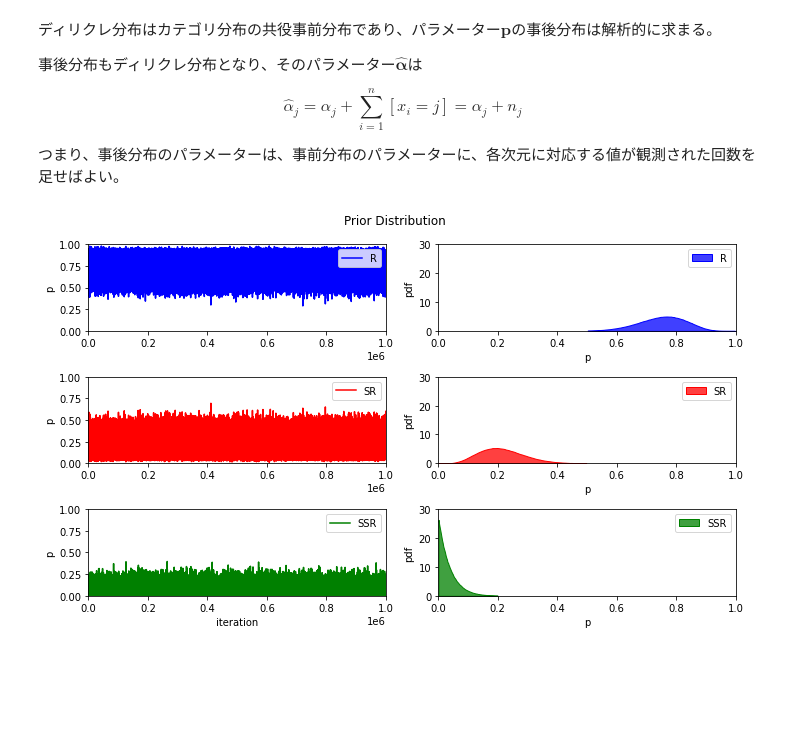
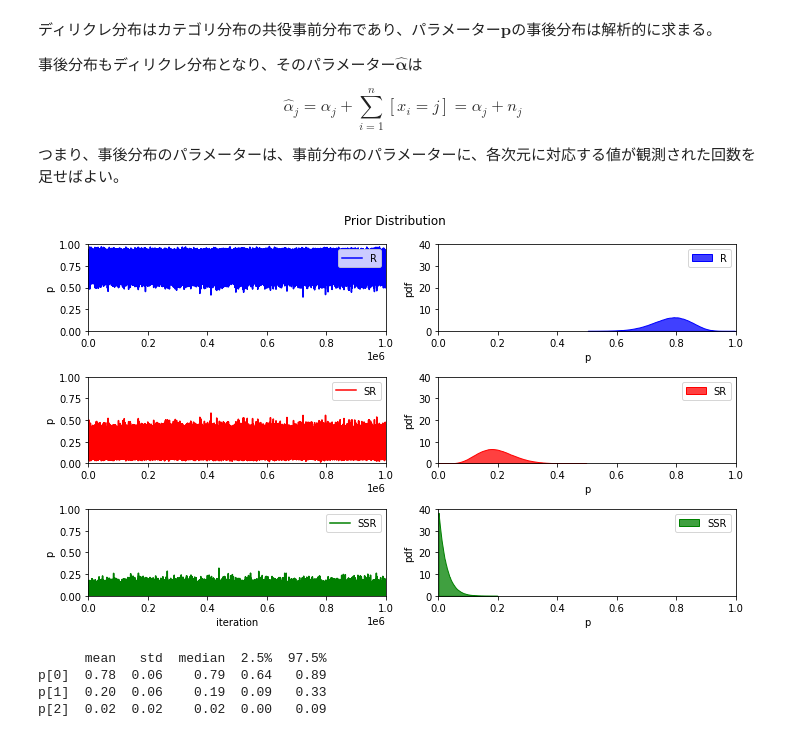
Before and after one commit to kokuno173/gacha, a Jupyter notebook: ガチャ確率ベイズ推定.ipynb, the cells around one changed output. Cells and saved outputs as stored; diff of their text form; code cells hidden in the pictures; blank space fills up the shorter version.

Commit message:
modified plot function

```diff
--- a/ガチャ確率ベイズ推定.ipynb
+++ b/ガチャ確率ベイズ推定.ipynb
@@ -26,7 +27,7 @@ R: 0 / SR: 1 / SSR: 2
 # %%
 x = [
     1, 0, 0, 0, 0, 0, 0, 0, 0, 0, 0, 0, 0, 0, 1, 0, 0, 0, 0, 1,
-    0, 0, 1, 1, 0
+    0, 0, 1, 1, 0, 0, 0, 0, 0, 0, 0, 0, 0, 1, 1, 0, 0, 0,
 #               5             10             15             20
 ]  # 0: R, 1: SR, 2: SSR
 
@@ -224,6 +240,21 @@ plot_sample(sample, bins=20, xlim=(0, 1), ylim=(0, 30), element='step', binrange
 alpha = np.ones(3) + np.array([count[i] for i in range(3)])
 sample = stats.dirichlet.rvs(alpha, size=int(1e6), random_state=1)
 # %%
-plot_sample(sample, bins=100, xlim=(0, 1), ylim=(0, 30), element='poly', binrange=((0.5, 1), (0, 0.5), (0, 0.2)))
+plot_sample(sample, bins=100, xlim=(0, 1), element='poly')
 # %% [output]
-[figure, old version]
+[figure, new version]
+# %%
+summary = {
+    'mean': np.mean(sample, axis=0).tolist(),
+    'std': np.std(sample, axis=0).tolist(),
+    'median': np.median(sample, axis=0).tolist(),
+    '2.5%': np.sort(sample, axis=0)[int(0.025*1e6)].tolist(),
+    '97.5%': np.sort(sample, axis=0)[int(0.975*1e6)].tolist(),
+}
+df = pd.DataFrame(summary, index=('p[0]', 'p[1]', 'p[2]'))
+print(df.round(decimals=2))
+# %% [output]
+      mean   std  median  2.5%  97.5%
+p[0]  0.78  0.06    0.79  0.64   0.89
+p[1]  0.20  0.06    0.19  0.09   0.33
+p[2]  0.02  0.02    0.02  0.00   0.09
```
Also changed, not shown: parts of 10 cells of this notebook, 1 other file.
